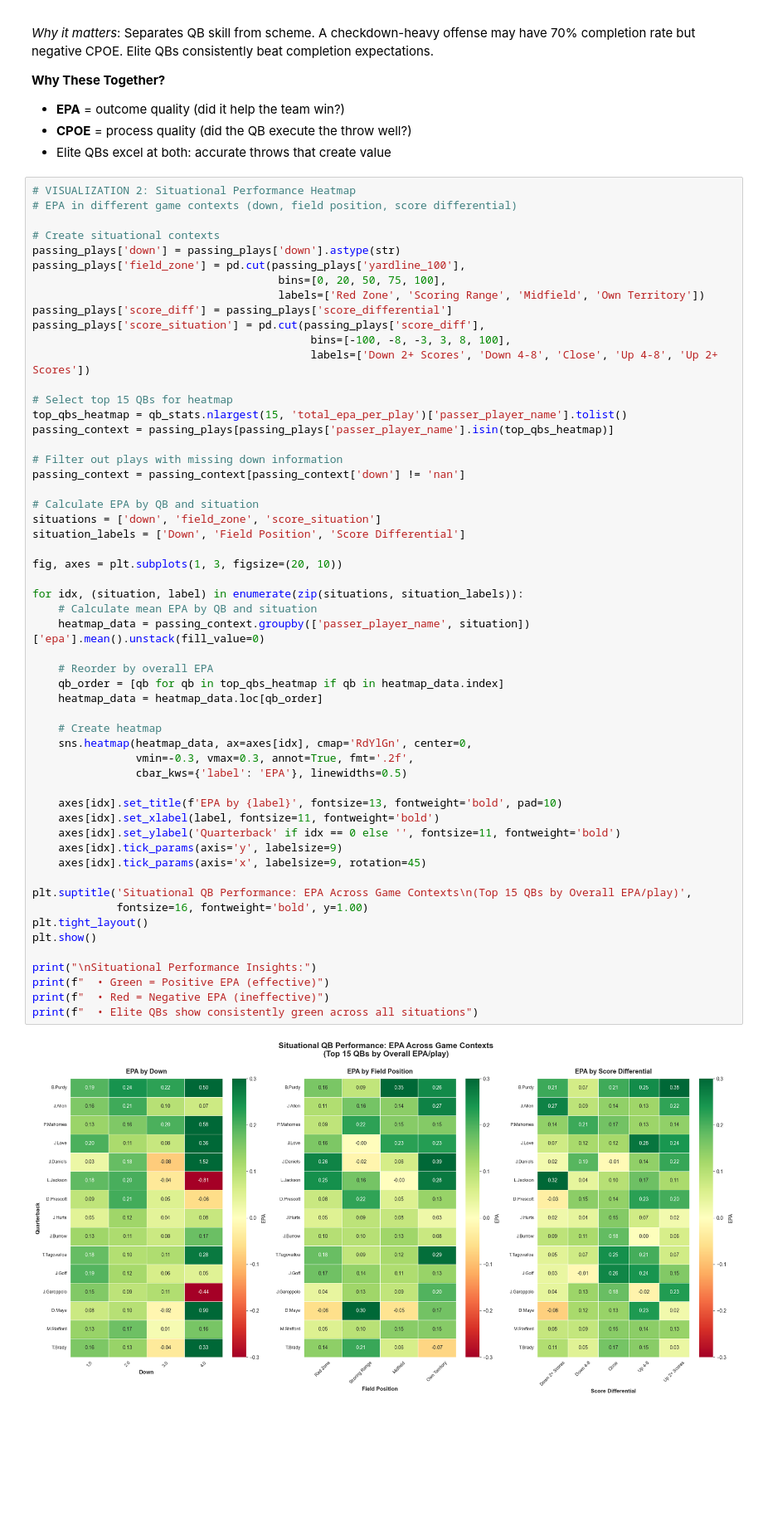
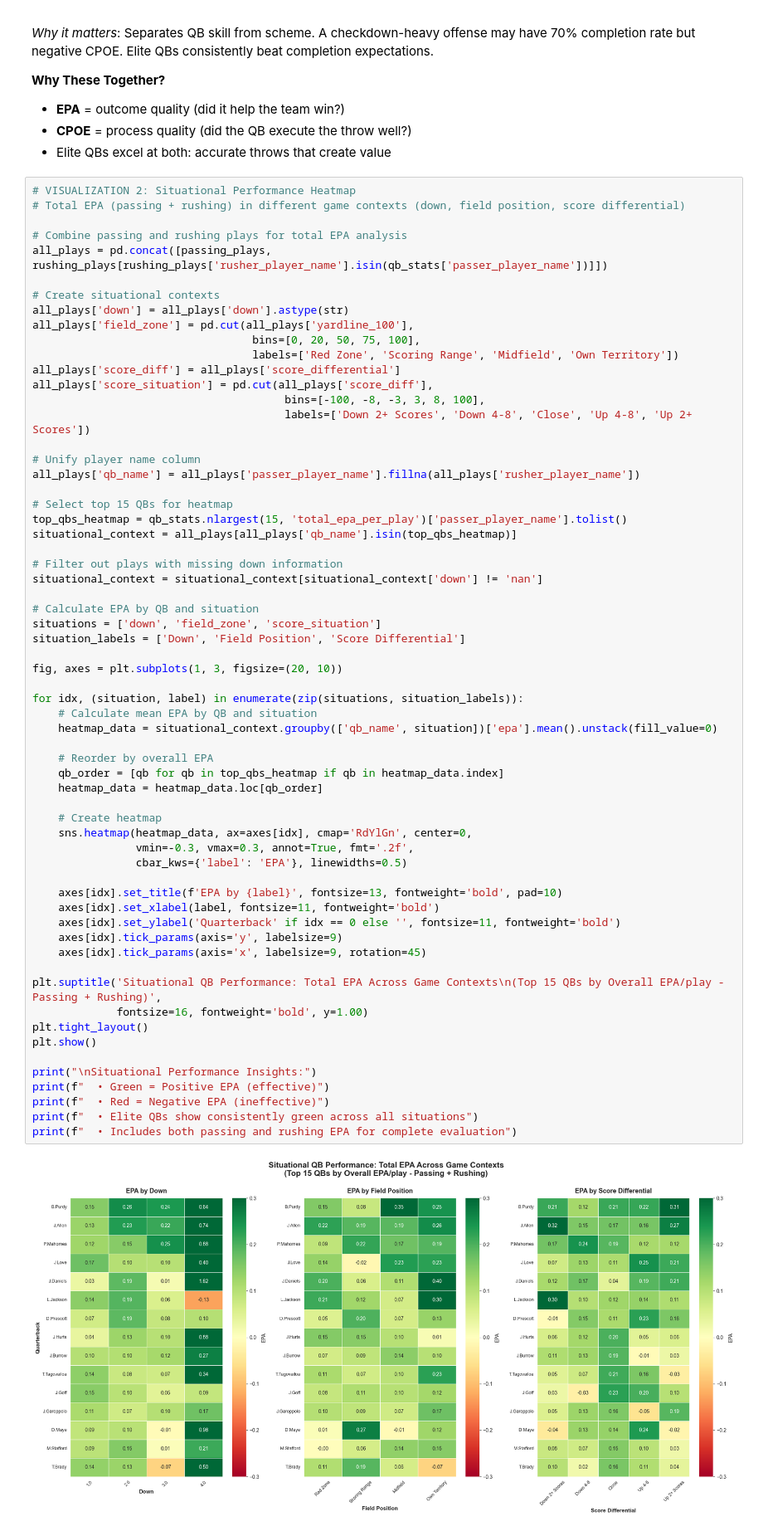
Before and after one commit to cgalgano/NFL-QB-Analysis, a Jupyter notebook: nfl_qb_analysis.ipynb, the cells around one changed output. Shown: that part at 83% size. Cells and saved outputs as stored; diff of their text form; blank space fills up the shorter version.

```diff
--- a/nfl_qb_analysis.ipynb
+++ b/nfl_qb_analysis.ipynb
@@ -299,24 +293,30 @@ CPOE measures accuracy adjusted for throw difficulty. Statistical models predict
 - Elite QBs excel at both: accurate throws that create value
 # %%
 # VISUALIZATION 2: Situational Performance Heatmap
-# EPA in different game contexts (down, field position, score differential)
+# Total EPA (passing + rushing) in different game contexts (down, field position, score differential)
+
+# Combine passing and rushing plays for total EPA analysis
+all_plays = pd.concat([passing_plays, rushing_plays[rushing_plays['rusher_player_name'].isin(qb_stats['passer_player_name'])]])
 
 # Create situational contexts
-passing_plays['down'] = passing_plays['down'].astype(str)
-passing_plays['field_zone'] = pd.cut(passing_plays['yardline_100'],
-                                      bins=[0, 20, 50, 75, 100],
-                                      labels=['Red Zone', 'Scoring Range', 'Midfield', 'Own Territory'])
-passing_plays['score_diff'] = passing_plays['score_differential']
-passing_plays['score_situation'] = pd.cut(passing_plays['score_diff'],
-                                           bins=[-100, -8, -3, 3, 8, 100],
-                                           labels=['Down 2+ Scores', 'Down 4-8', 'Close', 'Up 4-8', 'Up 2+ Scores'])
+all_plays['down'] = all_plays['down'].astype(str)
+all_plays['field_zone'] = pd.cut(all_plays['yardline_100'],
+                                  bins=[0, 20, 50, 75, 100],
+                                  labels=['Red Zone', 'Scoring Range', 'Midfield', 'Own Territory'])
+all_plays['score_diff'] = all_plays['score_differential']
+all_plays['score_situation'] = pd.cut(all_plays['score_diff'],
+                                       bins=[-100, -8, -3, 3, 8, 100],
+                                       labels=['Down 2+ Scores', 'Down 4-8', 'Close', 'Up 4-8', 'Up 2+ Scores'])
+
+# Unify player name column
+all_plays['qb_name'] = all_plays['passer_player_name'].fillna(all_plays['rusher_player_name'])
 
 # Select top 15 QBs for heatmap
 top_qbs_heatmap = qb_stats.nlargest(15, 'total_epa_per_play')['passer_player_name'].tolist()
-passing_context = passing_plays[passing_plays['passer_player_name'].isin(top_qbs_heatmap)]
+situational_context = all_plays[all_plays['qb_name'].isin(top_qbs_heatmap)]
 
 # Filter out plays with missing down information
-passing_context = passing_context[passing_context['down'] != 'nan']
+situational_context = situational_context[situational_context['down'] != 'nan']
 
 # Calculate EPA by QB and situation
 situations = ['down', 'field_zone', 'score_situation']
@@ -324,36 +324,37 @@ situation_labels = ['Down', 'Field Position', 'Score Differential']
 
 fig, axes = plt.subplots(1, 3, figsize=(20, 10))
 
 for idx, (situation, label) in enumerate(zip(situations, situation_labels)):
     # Calculate mean EPA by QB and situation
-    heatmap_data = passing_context.groupby(['passer_player_name', situation])['epa'].mean().unstack(fill_value=0)
+    heatmap_data = situational_context.groupby(['qb_name', situation])['epa'].mean().unstack(fill_value=0)
 
     # Reorder by overall EPA
     qb_order = [qb for qb in top_qbs_heatmap if qb in heatmap_data.index]
     heatmap_data = heatmap_data.loc[qb_order]
 
     # Create heatmap
     sns.heatmap(heatmap_data, ax=axes[idx], cmap='RdYlGn', center=0,
                 vmin=-0.3, vmax=0.3, annot=True, fmt='.2f',
                 cbar_kws={'label': 'EPA'}, linewidths=0.5)
 
     axes[idx].set_title(f'EPA by {label}', fontsize=13, fontweight='bold', pad=10)
     axes[idx].set_xlabel(label, fontsize=11, fontweight='bold')
     axes[idx].set_ylabel('Quarterback' if idx == 0 else '', fontsize=11, fontweight='bold')
     axes[idx].tick_params(axis='y', labelsize=9)
     axes[idx].tick_params(axis='x', labelsize=9, rotation=45)
 
-plt.suptitle('Situational QB Performance: EPA Across Game Contexts\n(Top 15 QBs by Overall EPA/play)',
+plt.suptitle('Situational QB Performance: Total EPA Across Game Contexts\n(Top 15 QBs by Overall EPA/play - Passing + Rushing)',
              fontsize=16, fontweight='bold', y=1.00)
 plt.tight_layout()
 plt.show()
 
 print("\nSituational Performance Insights:")
 print(f"  • Green = Positive EPA (effective)")
 print(f"  • Red = Negative EPA (ineffective)")
 print(f"  • Elite QBs show consistently green across all situations")
+print(f"  • Includes both passing and rushing EPA for complete evaluation")
 # %% [output]
-[figure, old version]
+[figure, new version]
 Situational Performance Insights:
   • Green = Positive EPA (effective)
   • Red = Negative EPA (ineffective)
```
Also changed, not shown: parts of 7 cells of this notebook, 2 other files.
